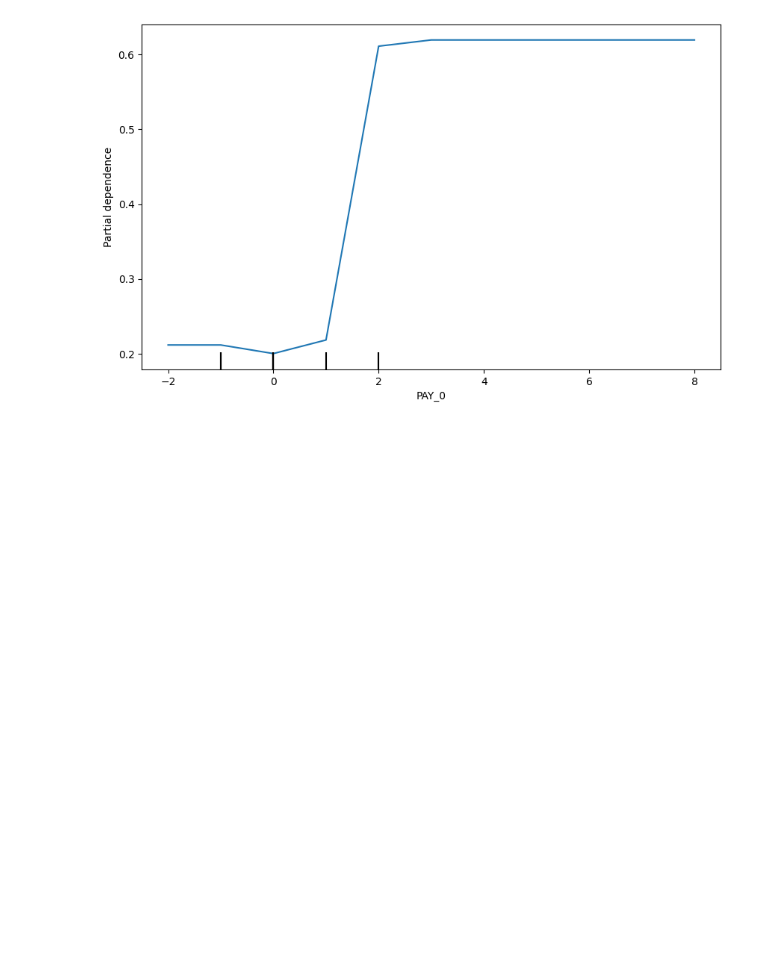
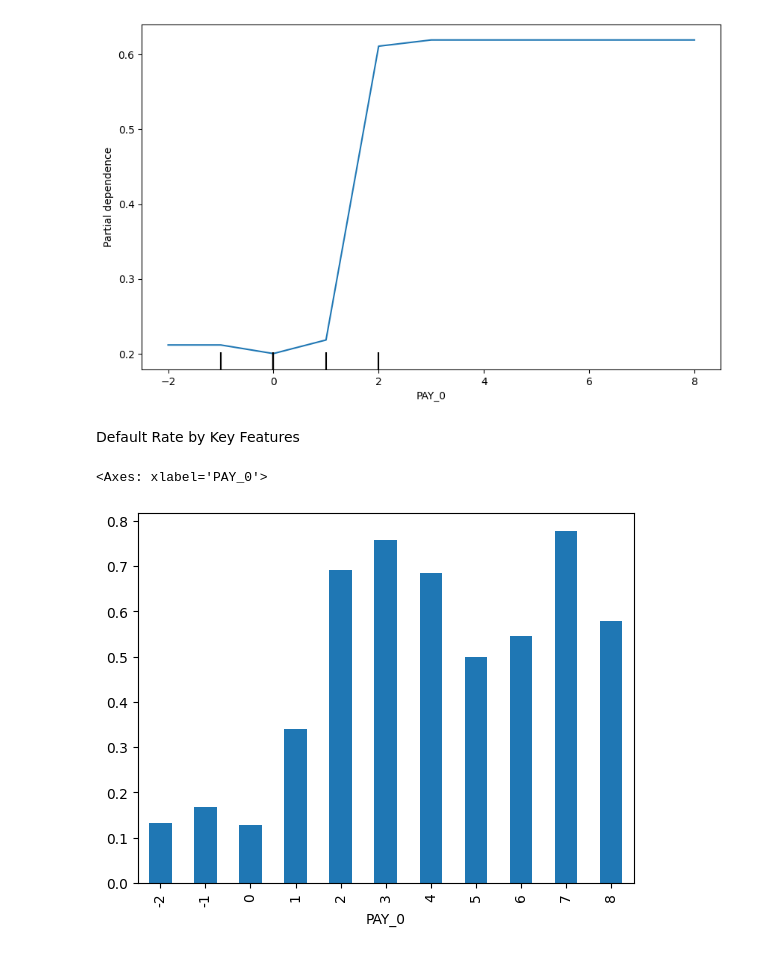
Before and after one commit to vinayshetty777/credit-default-prediction-shap-xgboost, a Jupyter notebook: Vinay_Analysis.ipynb, the cells around one changed output. Drawn from its saved outputs; the diff is of its cells as text; code cells hidden in the pictures; blank space fills up the shorter version.

Commit message:
Update Vinay_Analysis.ipynb
More Visualisation

```diff
--- a/Vinay_Analysis.ipynb
+++ b/Vinay_Analysis.ipynb
@@ -375,0 +378,10 @@ plt.show()
+# %%
+file_path = "/content/drive/MyDrive/UCI_Credit_Card.csv"
+df = pd.read_csv(file_path)
+# %% [markdown]
+Default Rate by Key Features
+# %%
+df.groupby("PAY_0")["default.payment.next.month"].mean().plot(kind="bar")
+# %% [output]
+<Axes: xlabel='PAY_0'>
+[figure, added]
```
Also changed, not shown: parts of 23 cells of this notebook.
